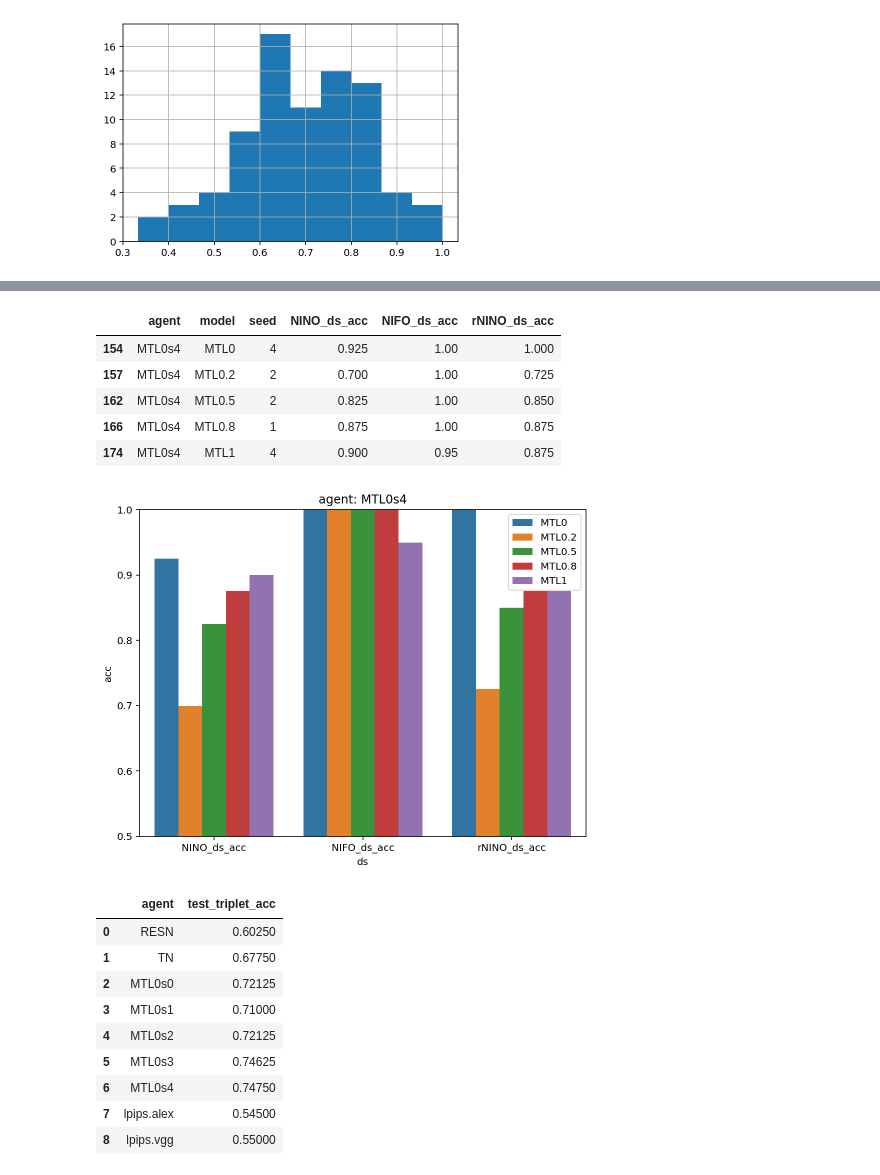
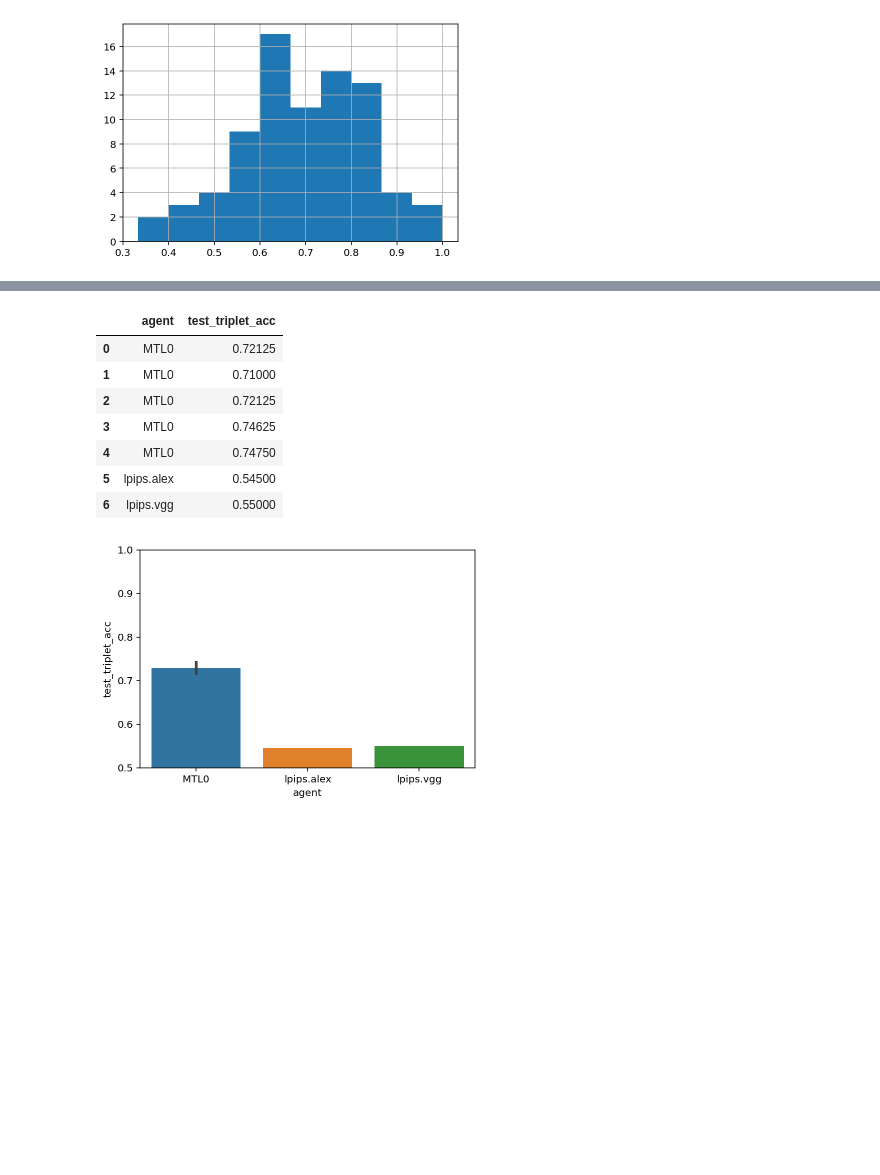
Before and after one commit to harry-tian/ai-driven-tutorial, a Jupyter notebook: evals/eval_prolific_bm.ipynb, the cells around one changed output, grey strips where cells are left out. Drawn from its saved outputs; the diff is of its cells as text; code cells hidden in the pictures; blank space fills up the shorter version.

```diff
--- a/evals/eval_prolific_bm.ipynb
+++ b/evals/eval_prolific_bm.ipynb
@@ -112,12 +117,6 @@ embs = load_all_embs(path, models, 512, 'MTL_han', seeds)
-# %%
-syn_models = ['MTL0']
-for model in syn_models:
-    for seed in seeds:
-        name = 's'.join([model, str(seed)])
-        syns[name] = get_dst_from_embs(embs[model][seed])
-        dss[name] = get_dss_from_embs(embs[model][seed])
 # %%
+syns = {k: v for k, v in dsts.items() if 'MTL0s' in k}
 syns['lpips.alex'] = pickle.load(open('../embeds/lpips/bm/lpips.alex.dstt.pkl', 'rb'))
 syns['lpips.vgg'] = pickle.load(open('../embeds/lpips/bm/lpips.vgg.dstt.pkl', 'rb'))
-# dss['lpips.alex'] = pickle.load(open('../embeds/lpips/bm/lpips.vgg.dsss.pkl', 'rb'))
-# dss['lpips.vgg'] = pickle.load(open('../embeds/lpips/bm/lpips.vgg.dsss.pkl', 'rb'))
+b_syns = {s: syns[s] for s in [agent, 'lpips.alex', 'lpips.vgg']}
+syns.keys(), len(syns)
@@ -129,13 +126,23 @@ syns.keys(), len(syns)
+# %%
+model, seed = 'MTL1', best[model]
+z_train, z_test = embs[model][seed]['train'], embs[model][seed]['test']
+resn_nis = get_NI(z_train, y_train, z_test, y_test)
 # %%
 id_columns = ['agent', 'model', 'seed']
 ds_columns = ['NINO_ds_acc', 'NIFO_ds_acc', 'rNINO_ds_acc']
-er_columns = ['NINO_ds_er', 'NIFO_ds_er', 'rNINO_ds_er']
-ni_columns = ['NIs']
-results = pd.DataFrame(columns=id_columns + ds_columns)
+er_columns = ['NINO_ds_err', 'NIFO_ds_err', 'rNINO_ds_err']
+ni_columns = ['NIs', 'NI_acc']
+results = pd.DataFrame(columns=id_columns + ds_columns + er_columns + ni_columns)
 for syn in syns:
     syn_dist = syns[syn]
     for model in models:
         for seed in seeds:
             z_train, z_test = embs[model][seed]['train'], embs[model][seed]['test']
             evals = syn_evals(z_train, y_train, z_test, y_test, None, None, None, None, dist=syn_dist)
-            results.loc[len(results)] = [syn, model, seed] + [evals[k] for k in ds_columns]
+            nn_mat = np.vstack([np.arange(len(y_test)), evals['NIs'], resn_nis]).T
+            NI_acc = (get_ds_choice(syn_dist, nn_mat) == 0).mean()
+            evals['NI_acc'] = NI_acc
+            results.loc[len(results)] = [syn, model, seed] \
+                + [evals[k] for k in ds_columns] \
+                + [evals[k] for k in er_columns] \
+                + [evals[k] for k in ni_columns]
@@ -191,27 +205,3 @@ ax.legend(bbox_to_anchor=(1,1))
-# %%
-df = results.copy()
-df = df.drop(df[df.agent.str.contains("MTL") & ~df.agent.str.contains("s4")].index)
-df = df.drop(df[(df['model']=='MTL0') & ~(df['seed'] == 4)].index)
-df = df.drop(df[(df['model']=='MTL0.2') & ~(df['seed'] == 2)].index)
-df = df.drop(df[(df['model']=='MTL0.5') & ~(df['seed'] == 2)].index)
-df = df.drop(df[(df['model']=='MTL0.8') & ~(df['seed'] == 1)].index)
-df = df.drop(df[(df['model']=='MTL1') & ~(df['seed'] == 4)].index)
-df = df[df['agent'].str.contains('MTL0s4')]
-df_melt = pd.melt(df, id_columns, ds_columns, var_name='ds', value_name='acc')
-fig, ax = plt.subplots(1, 1, figsize=(8,6))
-sns.barplot(ax=ax, x='ds', y='acc', hue='model', data=df_melt)
-ax.set_title('agent: MTL0s4')
-ax.set_ylim((0.5, 1))
-ax.legend(bbox_to_anchor=(1,1))
-df
-# %% [output]
-|  | agent | model | seed | NINO_ds_acc | NIFO_ds_acc | rNINO_ds_acc |
-| 154 | MTL0s4 | MTL0 | 4 | 0.925 | 1.00 | 1.000 |
-| 157 | MTL0s4 | MTL0.2 | 2 | 0.700 | 1.00 | 0.725 |
-| 162 | MTL0s4 | MTL0.5 | 2 | 0.825 | 1.00 | 0.850 |
-| 166 | MTL0s4 | MTL0.8 | 1 | 0.875 | 1.00 | 0.875 |
-| 174 | MTL0s4 | MTL1 | 4 | 0.900 | 0.95 | 0.875 |
-[figure, removed]
 # %%
 def eval_stt(dist, stt):
     dist = dist[stt[:, 0]]
@@ -221,19 +211,18 @@ def eval_stt(dist, stt):
 # %%
 df = pd.DataFrame(columns=["agent", "test_triplet_acc"])
 for syn in syns:
     df.loc[len(df)] = [syn, eval_stt(syns[syn], stt)]
+df['agent'] = df['agent'].apply(lambda x: x.split('s')[0] if 'MTL0' in x else x)
+ax = sns.barplot(data=df, x='agent', y='test_triplet_acc')
+ax.set_ylim((0.5, 1))
 df
-# df['agent'] = df['agent'].apply(lambda x: x.split('s')[0] if 'MTL0' in x else x)
-# ax = sns.barplot(data=df, x='agent', y='test_triplet_acc')
-# ax.set_ylim((0.5, 1))
 # %% [output]
 |  | agent | test_triplet_acc |
-| 0 | RESN | 0.60250 |
-| 1 | TN | 0.67750 |
-| 2 | MTL0s0 | 0.72125 |
-| 3 | MTL0s1 | 0.71000 |
-| 4 | MTL0s2 | 0.72125 |
-| 5 | MTL0s3 | 0.74625 |
-| 6 | MTL0s4 | 0.74750 |
-| 7 | lpips.alex | 0.54500 |
-| 8 | lpips.vgg | 0.55000 |
+| 0 | MTL0 | 0.72125 |
+| 1 | MTL0 | 0.71000 |
+| 2 | MTL0 | 0.72125 |
+| 3 | MTL0 | 0.74625 |
+| 4 | MTL0 | 0.74750 |
+| 5 | lpips.alex | 0.54500 |
+| 6 | lpips.vgg | 0.55000 |
+[figure, added]
```
Also changed, not shown: parts of 15 cells of this notebook, 1 other file.
